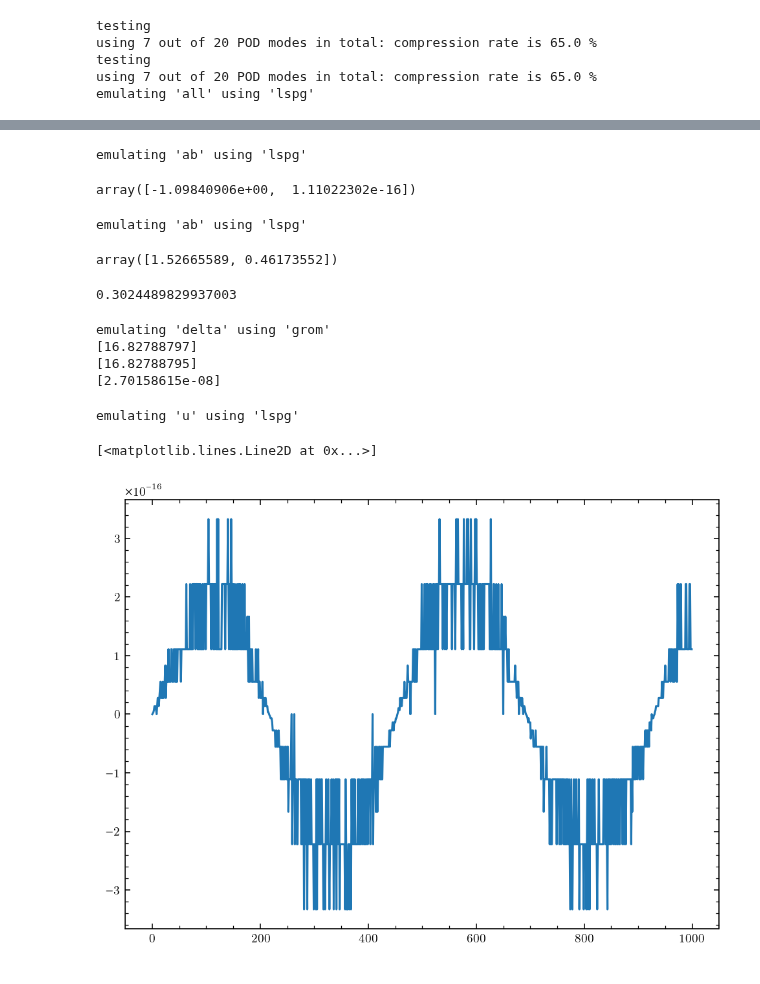
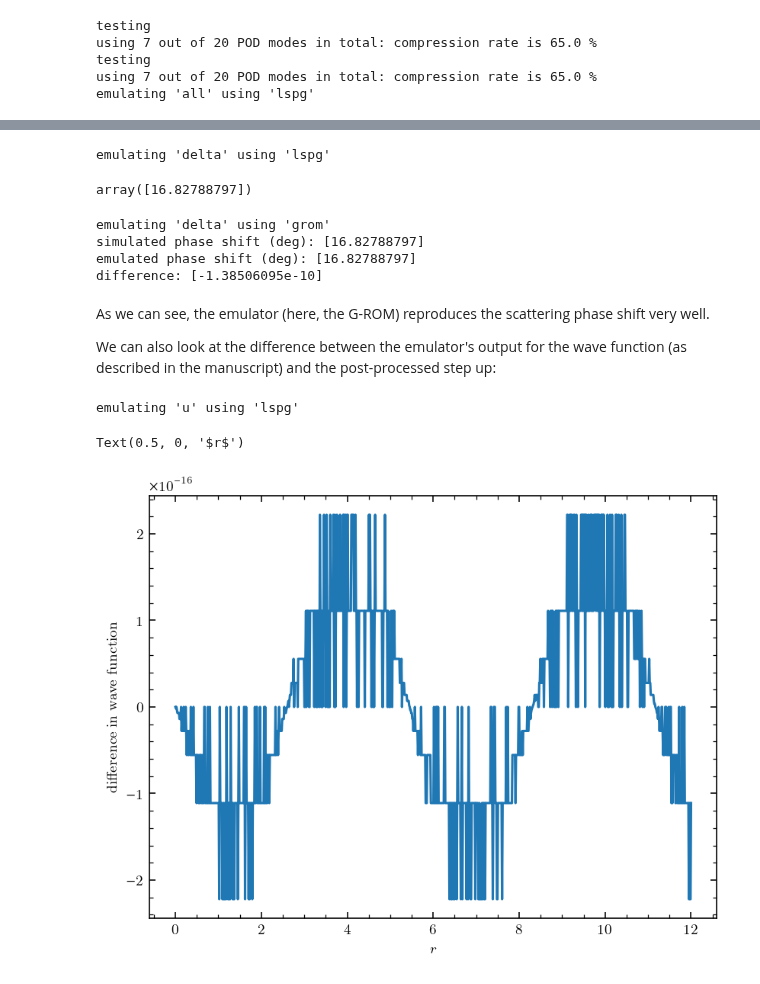
Before and after one commit to buqeye/cs_greedy_emulator, a Jupyter notebook: minnesota.ipynb, the cells around one changed output, grey strips where cells are left out. Saved outputs shown, nothing was run; the diff lists cells and outputs as text; code cells hidden in the pictures.

Commit message:
adds MN notebook with the current version of Figure 6 and added annotations

```diff
--- a/minnesota.ipynb
+++ b/minnesota.ipynb
@@ -29,8 +31,8 @@ from constants import hbarc, cm
 channel = Channel(S=0, L=0, LL=0, J=0, channel=0)
 potentialArgs = {"label": "minnesota", "kwargs": {"potId": 213}}
 potential = Potential(channel, **potentialArgs)
-Vs_range = (-400, 0)  # (-200, 0)
-VR_range = (0, 400) # (100, 300)
+Vs_range = (-200, 0)  # (-200, 0)
+VR_range = (100, 300) # (100, 300)
 Vs_center = np.mean(Vs_range)
 VR_center = np.mean(VR_range)
 seed = 124294784
@@ -232,31 +254,28 @@ scattSol.phaseShift
 # %%
-pod_lspg.fit_matrix @ outp[:,0] - pod_lspg.emulate([[1, 200, -91.85]], which="ab")[:,0]
+pod_lspg.emulate([[1, 200, -91.85]], which="delta")
 # %% [output]
-emulating 'ab' using 'lspg'
+emulating 'delta' using 'lspg'
-array([-1.09840906e+00,  1.11022302e-16])
+array([16.82788797])
-# %%
-pod_lspg.emulate([[1, 200, -91.85]], which="ab")[:,0]
-# %% [output]
-emulating 'ab' using 'lspg'
-array([1.52665589, 0.46173552])
-# %%
-scattSol.Lmatrix.valueAs("K")
-# %% [output]
-0.3024489829937003
 # %%
 sim_delta = pod_grom.simulate([[1, 200, -91.85]], which="delta")
 emu_delta = pod_grom.emulate([[1, 200, -91.85]], which="delta")
-print(sim_delta)
-print(emu_delta)
-print(sim_delta - emu_delta)
+print("simulated phase shift (deg):", sim_delta)
+print("emulated phase shift (deg):", emu_delta)
+print("difference:", sim_delta - emu_delta)
 # %% [output]
 emulating 'delta' using 'grom'
-[16.82788797]
-[16.82788795]
-[2.70158615e-08]
+simulated phase shift (deg): [16.82788797]
+emulated phase shift (deg): [16.82788797]
+difference: [-1.38506095e-10]
+# %% [markdown]
+As we can see, the emulator (here, the G-ROM) reproduces the scattering phase shift very well.
+
+We can also look at the difference between the emulator's output for the wave function (as described in the manuscript) and the post-processed step up:
 # %%
-plt.plot(pod_lspg.emulate([[1, 200, -91.85]], which="u")[:,0] - scattSol.u)
+plt.plot(grid.points, pod_lspg.emulate([[1, 200, -91.85]], which="u")[:,0] - scattSol.u)
+plt.ylabel("difference in wave function")
+plt.xlabel("$r$")
 # %% [output]
 emulating 'u' using 'lspg'
-[<matplotlib.lines.Line2D at 0x...>]
+Text(0.5, 0, '$r$')
-[figure, old version]
+[figure, new version]
```
Also changed, not shown: parts of 27 cells of this notebook.
